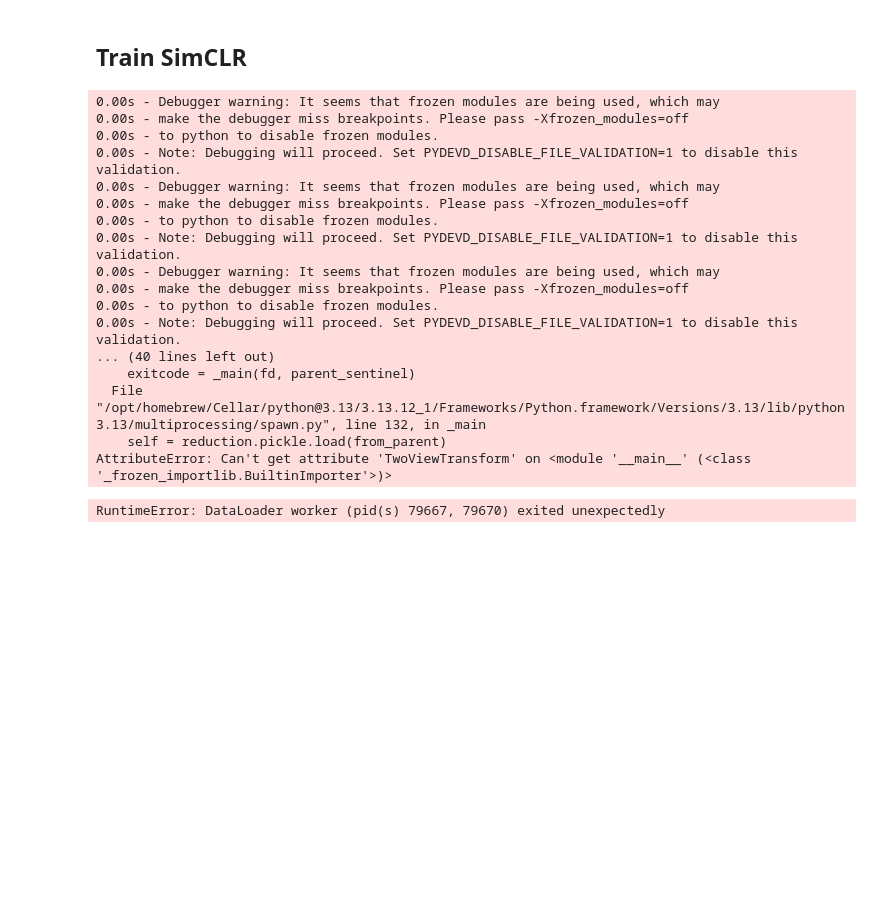
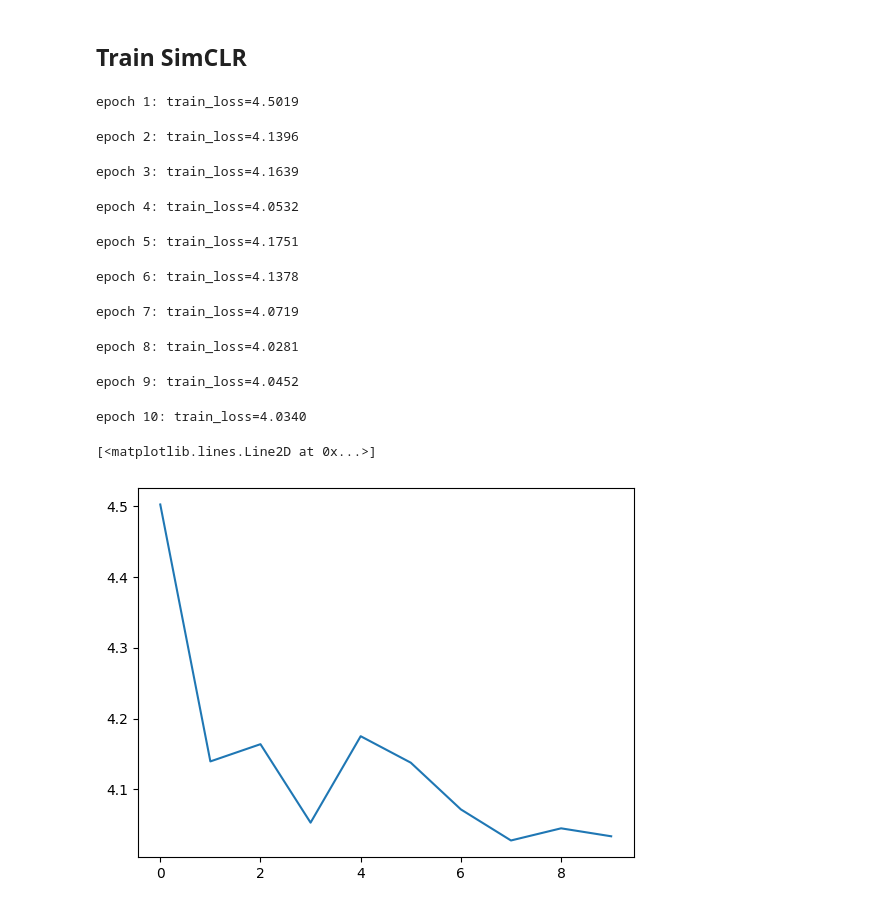
Before and after one commit to zbalkhy/EEC289, a Jupyter notebook: hw3/hw3.ipynb, the cells around one changed output. Cells and saved outputs as stored; diff of their text form; code cells hidden in the pictures; blank space fills up the shorter version.

```diff
--- a/hw3/hw3.ipynb
+++ b/hw3/hw3.ipynb
@@ -86,15 +156,14 @@ mean = 0
 std = 0
 n = 0
 
-train_dir = Path("./data/train")
-all_paths = [p for p in train_dir.rglob("*") if p.is_file()]
+all_paths = [p for p in Path(train_dir).rglob("*") if p.is_file()]
 
 for path in all_paths:
-    img = decode_image(str(path)).float()
+    img = decode_image(str(path)).float().to(device)
 
     img = img.view(3, -1)
-    mean += img.mean(1)
-    std += img.std(1)
+    mean += img.mean(1).to('cpu')
+    std += img.std(1).to('cpu')
     n += 1
 
 mean /= n
@@ -123,6 +192,7 @@ simclr_transform = T.Compose([
     T.Normalize(mean, std)
 ])
 
+# make datasets
 train_dataset = ImageFolder(
     root=train_dir,
     transform=TwoViewTransform(simclr_transform)
@@ -138,11 +208,12 @@ test_dataset = ImageFolder(
     transform=TwoViewTransform(simclr_transform)
 )
 
+# make loaders
 train_loader = DataLoader(
     train_dataset,
     batch_size=64,
     shuffle=True,
-    num_workers=4,
+    num_workers=0,
     drop_last=True
 )
 
@@ -150,7 +221,7 @@ val_loader = DataLoader(
     val_dataset,
     batch_size=64,
     shuffle=True,
-    num_workers=4,
+    num_workers=0,
     drop_last=True
 )
 
@@ -158,7 +229,7 @@ test_loader = DataLoader(
     test_dataset,
     batch_size=64,
     shuffle=True,
-    num_workers=4,
+    num_workers=0,
     drop_last=True
 )
 # %% [markdown]
@@ -182,6 +253,7 @@ class SimCLR(nn.Module):
         y_pred = self.fc(y_pred)
         return y_pred
 
+    @torch.no_grad()
     def representation(self, x: torch.Tensor) -> torch.Tensor:
         return self.resnet18(x)
 # %%
@@ -189,43 +293,50 @@ def nt_xent(z1: torch.Tensor, z2: torch.Tensor):
 # %% [markdown]
 ## Train SimCLR
 # %%
-device = torch.device("cuda:0" if torch.cuda.is_available() else "cpu")
 simCLR = SimCLR().to(device)
 lr = 1e-3
 epochs = 10
 opt = torch.optim.Adam(simCLR.parameters(), lr=lr)
+history = {"train_loss": []}
 
 simCLR.train()
 for ep in range(1, epochs + 1):
-    for (x1, x2), _ in train_loader:
-
+    running = 0.0
+    n_batches = 0
+    pbar = tqdm(train_loader, desc=f"epoch {ep}/{epochs}")
+    for sample in pbar:
+        (x1, x2), label = sample
         x1 = x1.to(device)
         x2 = x2.to(device)
 
         z1 = simCLR(x1)
         z2 = simCLR(x2)
 
-        loss = nt_xent(z1, z2)
-
+        loss = nt_xent_loss(z1, z2)
         opt.zero_grad()
         loss.backward()
         opt.step()
+
+        running += float(loss.item())
+        n_batches += 1
+        pbar.set_postfix(loss=running / n_batches)
+    train_loss = running / max(1, n_batches)
+    history["train_loss"].append(train_loss)
+    print(f"epoch {ep}: train_loss={train_loss:.4f}")
 # %% [output]
-0.00s - Debugger warning: It seems that frozen modules are being used, which may
-0.00s - make the debugger miss breakpoints. Please pass -Xfrozen_modules=off
-0.00s - to python to disable frozen modules.
-0.00s - Note: Debugging will proceed. Set PYDEVD_DISABLE_FILE_VALIDATION=1 to disable this validation.
-0.00s - Debugger warning: It seems that frozen modules are being used, which may
-0.00s - make the debugger miss breakpoints. Please pass -Xfrozen_modules=off
-0.00s - to python to disable frozen modules.
-0.00s - Note: Debugging will proceed. Set PYDEVD_DISABLE_FILE_VALIDATION=1 to disable this validation.
-0.00s - Debugger warning: It seems that frozen modules are being used, which may
-0.00s - make the debugger miss breakpoints. Please pass -Xfrozen_modules=off
-0.00s - to python to disable frozen modules.
-0.00s - Note: Debugging will proceed. Set PYDEVD_DISABLE_FILE_VALIDATION=1 to disable this validation.
-... (40 lines left out)
-    exitcode = _main(fd, parent_sentinel)
-  File "/opt/homebrew/Cellar/python@3.13/3.13.12_1/Frameworks/Python.framework/Versions/3.13/lib/python3.13/multiprocessing/spawn.py", line 132, in _main
-    self = reduction.pickle.load(from_parent)
-AttributeError: Can't get attribute 'TwoViewTransform' on <module '__main__' (<class '_frozen_importlib.BuiltinImporter'>)>
+epoch 1: train_loss=4.5019
-RuntimeError: DataLoader worker (pid(s) 79667, 79670) exited unexpectedly
+epoch 2: train_loss=4.1396
+epoch 3: train_loss=4.1639
+epoch 4: train_loss=4.0532
+epoch 5: train_loss=4.1751
+epoch 6: train_loss=4.1378
+epoch 7: train_loss=4.0719
+epoch 8: train_loss=4.0281
+epoch 9: train_loss=4.0452
+epoch 10: train_loss=4.0340
+# %%
+from matplotlib import pyplot as plt
+plt.plot(history['train_loss'])
+# %% [output]
+[<matplotlib.lines.Line2D at 0x...>]
+[figure, added]
```
Also changed, not shown: parts of 4 cells of this notebook.
